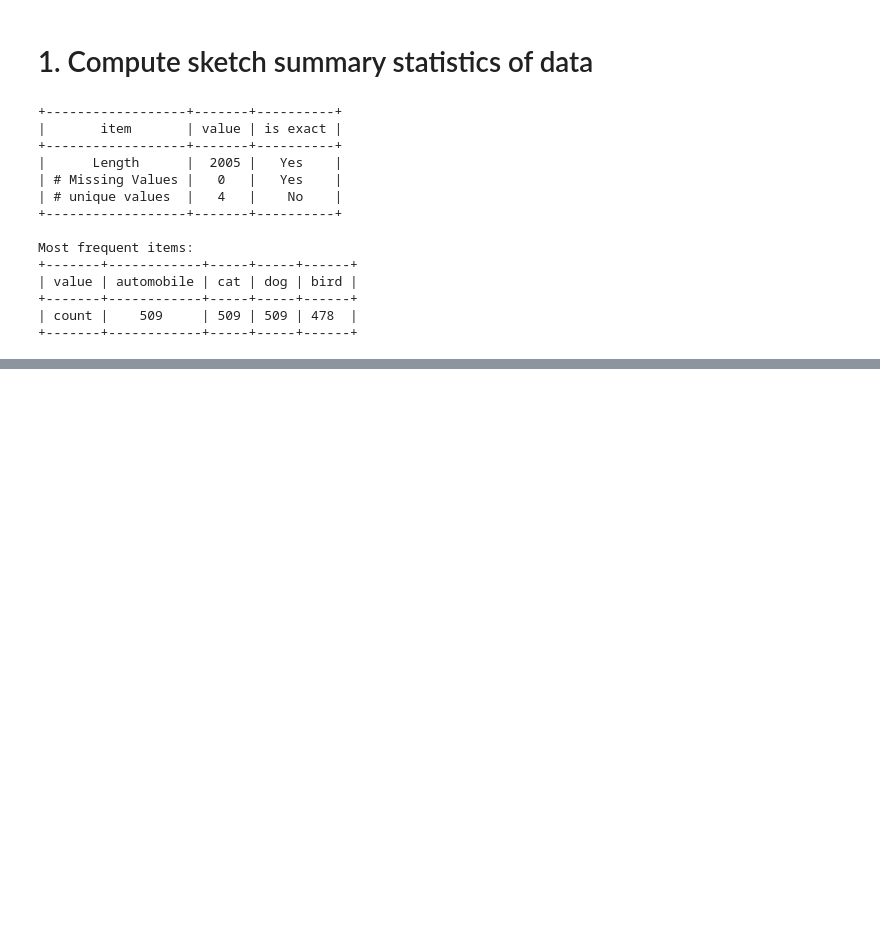
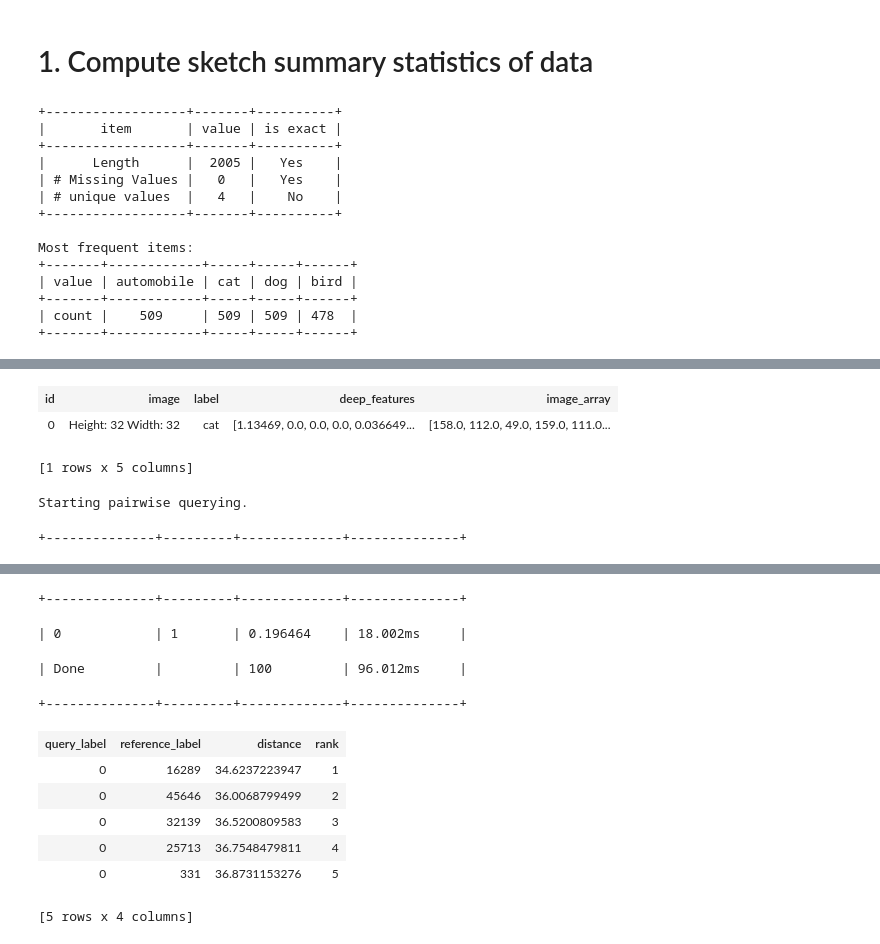
Before and after one commit to somewhatalive/UWashML, a Jupyter notebook: Deep Features for Image Retrieval.ipynb, the cells around one changed output, grey strips where cells are left out. Drawn from its saved outputs; the diff is of its cells as text; code cells hidden in the pictures; blank space fills up the shorter version.

```diff
--- a/Deep Features for Image Retrieval.ipynb
+++ b/Deep Features for Image Retrieval.ipynb
@@ -137,0 +140,7 @@ Most frequent items:
+# %%
+image_train = img_train
+# %%
+dog_train = image_train[image_train['label'].contains('dog')]
+cat_train = image_train[image_train['label'].contains('cat')]
+auto_train = image_train[image_train['label'].contains('automobile')]
+bird_train = image_train[image_train['label'].contains('bird')]
@@ -137,0 +154,3 @@ Most frequent items:
+# %%
+cat_model = graphlab.nearest_neighbors.create(cat_train,features=['deep_features'],
+                                              label='id')
@@ -137,0 +187,13 @@ Most frequent items:
+# %%
+image_test[0:1]
+# %% [output]
+| id | image | label | deep_features | image_array |
+| 0 | Height: 32 Width: 32 | cat | [1.13469, 0.0, 0.0, 0.0, 0.036649... | [158.0, 112.0, 49.0, 159.0, 111.0... |
+[1 rows x 5 columns]
+# %%
+## Querying nearest neighbor using cat-model
+
+cat_model.query(image_test[0:1])
+# %% [output]
+Starting pairwise querying.
++--------------+---------+-------------+--------------+
@@ -137,0 +201,11 @@ Most frequent items:
++--------------+---------+-------------+--------------+
+| 0            | 1       | 0.196464    | 18.002ms     |
+| Done         |         | 100         | 96.012ms     |
++--------------+---------+-------------+--------------+
+| query_label | reference_label | distance | rank |
+| 0 | 16289 | 34.6237223947 | 1 |
+| 0 | 45646 | 36.0068799499 | 2 |
+| 0 | 32139 | 36.5200809583 | 3 |
+| 0 | 25713 | 36.7548479811 | 4 |
+| 0 | 331 | 36.8731153276 | 5 |
+[5 rows x 4 columns]
```
Also changed, not shown: parts of 30 cells of this notebook.
